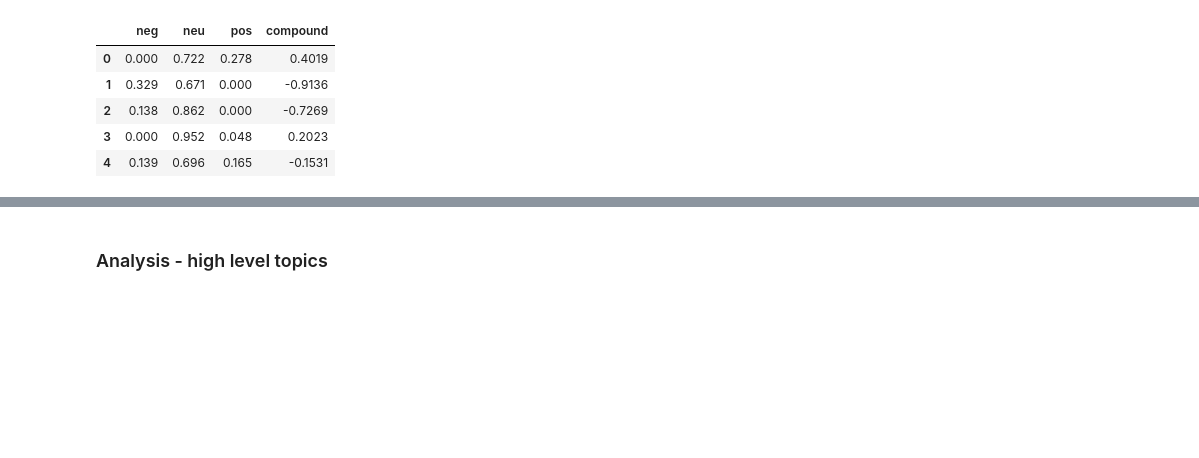
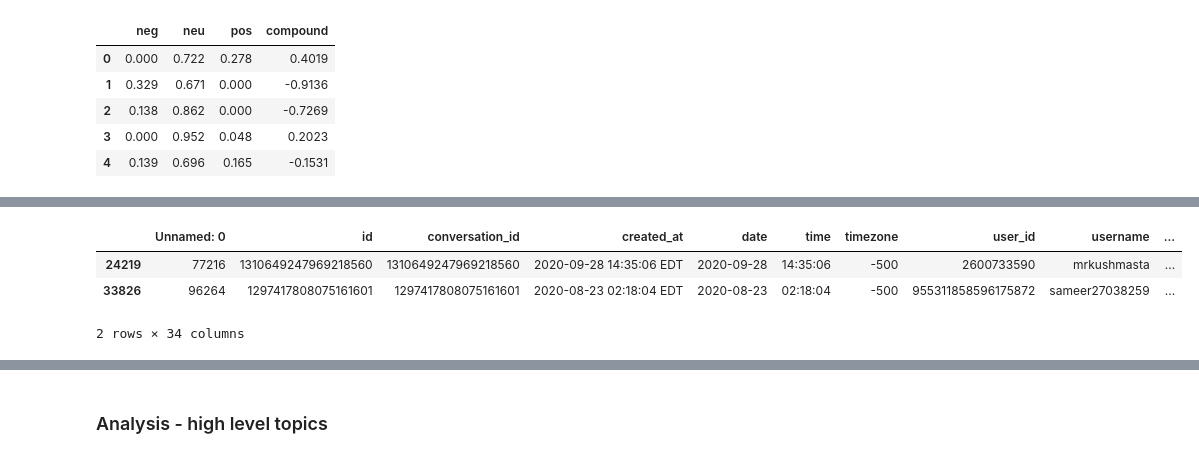
Before and after one commit to tawney-kirkland/04-fletcher, a Jupyter notebook: modeling-analysis_second.ipynb, the cells around one changed output, grey strips where cells are left out. Cells and saved outputs as stored; diff of their text form; code cells hidden in the pictures; blank space fills up the shorter version.

```diff
--- a/modeling-analysis_second.ipynb
+++ b/modeling-analysis_second.ipynb
@@ -300,0 +344,8 @@ full_df = pd.concat([df,merged_df],axis=1)
+# %%
+with option_context('display.max_colwidth', 600):
+    display(full_df[(full_df['topic']==2)].sample(2))
+# %% [output]
+|  | Unnamed: 0 | id | conversation_id | created_at | date | time | timezone | user_id | username | ... |
+| 24219 | 77216 | 1310649247969218560 | 1310649247969218560 | 2020-09-28 14:35:06 EDT | 2020-09-28 | 14:35:06 | -500 | 2600733590 | mrkushmasta | ... |
+| 33826 | 96264 | 1297417808075161601 | 1297417808075161601 | 2020-08-23 02:18:04 EDT | 2020-08-23 | 02:18:04 | -500 | 955311858596175872 | sameer27038259 | ... |
+2 rows × 34 columns
```
Also changed, not shown: parts of 16 cells of this notebook.
